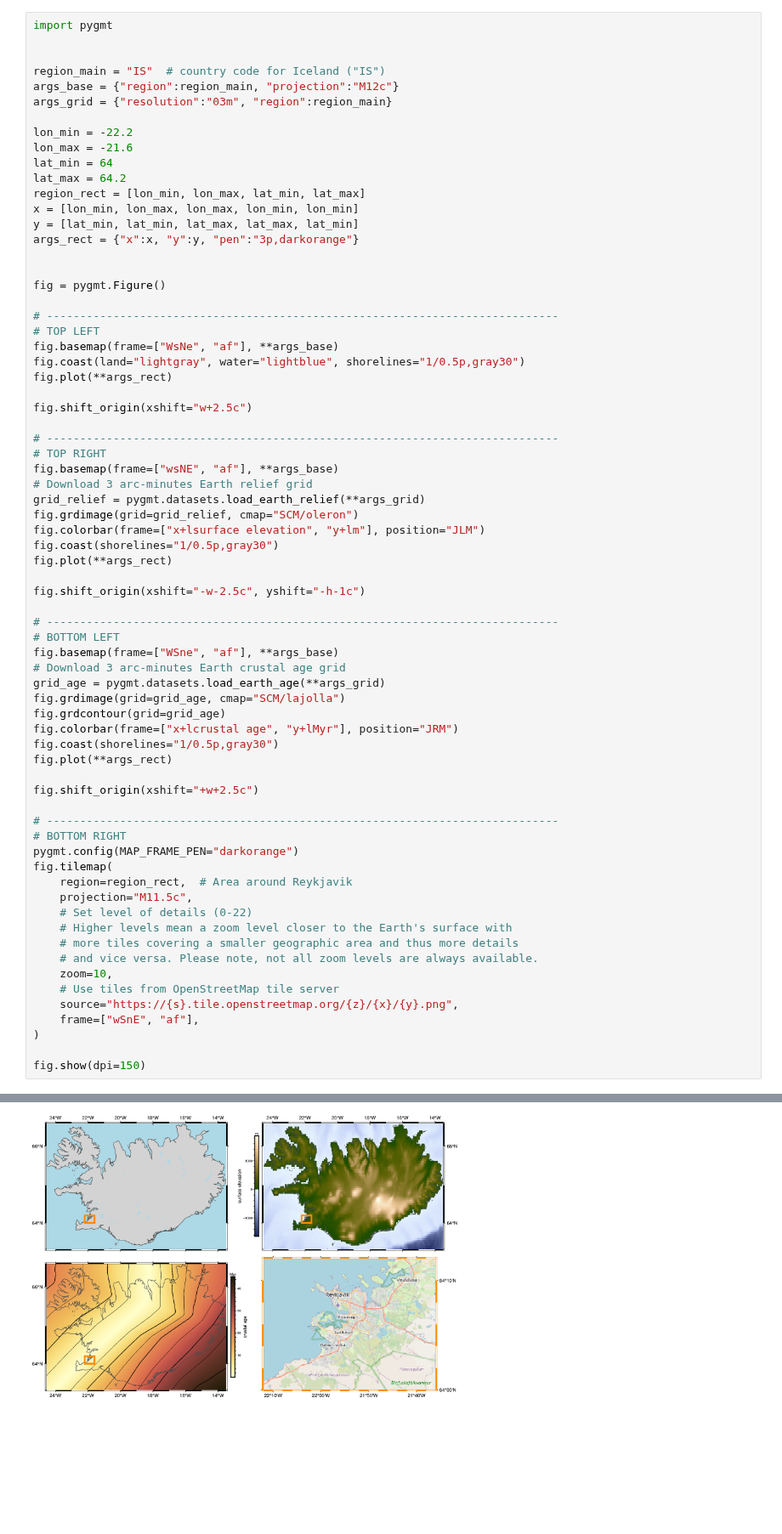
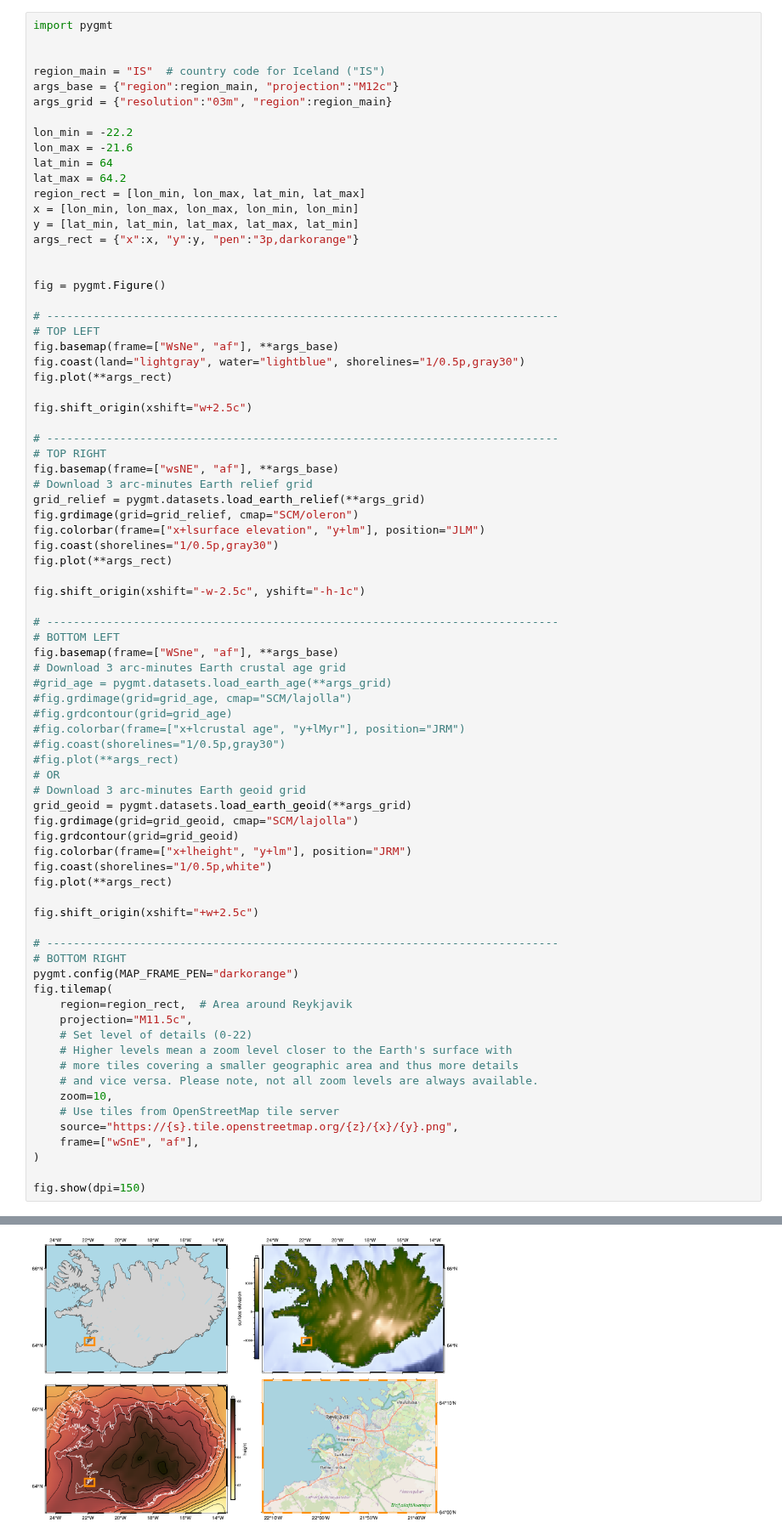
Before and after one commit to GenericMappingTools/pygmt-paper-figures, a Jupyter notebook: pygmt_paper_backgroundmaps_grdimage_contextily.ipynb, the cells around one changed output, grey strips where cells are left out. Shown at 85% size. Saved outputs shown, nothing was run; the diff lists cells and outputs as text; blank space fills up the shorter version.

Commit message:
Test other dataset

```diff
--- a/pygmt_paper_backgroundmaps_grdimage_contextily.ipynb
+++ b/pygmt_paper_backgroundmaps_grdimage_contextily.ipynb
@@ -42,42 +42,50 @@ fig.shift_origin(xshift="-w-2.5c", yshift="-h-1c")
 # BOTTOM LEFT
 fig.basemap(frame=["WSne", "af"], **args_base)
 # Download 3 arc-minutes Earth crustal age grid
-grid_age = pygmt.datasets.load_earth_age(**args_grid)
-fig.grdimage(grid=grid_age, cmap="SCM/lajolla")
-fig.grdcontour(grid=grid_age)
-fig.colorbar(frame=["x+lcrustal age", "y+lMyr"], position="JRM")
-fig.coast(shorelines="1/0.5p,gray30")
+#grid_age = pygmt.datasets.load_earth_age(**args_grid)
+#fig.grdimage(grid=grid_age, cmap="SCM/lajolla")
+#fig.grdcontour(grid=grid_age)
+#fig.colorbar(frame=["x+lcrustal age", "y+lMyr"], position="JRM")
+#fig.coast(shorelines="1/0.5p,gray30")
+#fig.plot(**args_rect)
+# OR
+# Download 3 arc-minutes Earth geoid grid
+grid_geoid = pygmt.datasets.load_earth_geoid(**args_grid)
+fig.grdimage(grid=grid_geoid, cmap="SCM/lajolla")
+fig.grdcontour(grid=grid_geoid)
+fig.colorbar(frame=["x+lheight", "y+lm"], position="JRM")
+fig.coast(shorelines="1/0.5p,white")
 fig.plot(**args_rect)
 
 fig.shift_origin(xshift="+w+2.5c")
 
 # -----------------------------------------------------------------------------
 # BOTTOM RIGHT
 pygmt.config(MAP_FRAME_PEN="darkorange")
 fig.tilemap(
     region=region_rect,  # Area around Reykjavik
     projection="M11.5c",
     # Set level of details (0-22)
     # Higher levels mean a zoom level closer to the Earth's surface with
     # more tiles covering a smaller geographic area and thus more details
     # and vice versa. Please note, not all zoom levels are always available.
     zoom=10,
     # Use tiles from OpenStreetMap tile server
     source="https://{s}.tile.openstreetmap.org/{z}/{x}/{y}.png",
     frame=["wSnE", "af"],
 )
 
 fig.show(dpi=150)
 # %% [output]
 grdimage [WARNING]: (w - x_min) must equal (NX + eps) * x_inc), where NX is an integer and |eps| <= 0.0001.
 grdimage [WARNING]: w reset from -22.2 to -22.2003977123
 grdimage [WARNING]: (e - x_min) must equal (NX + eps) * x_inc), where NX is an integer and |eps| <= 0.0001.
 grdimage [WARNING]: e reset from -21.6 to -21.5998180555
 grdimage [WARNING]: (s - y_min) must equal (NY + eps) * y_inc), where NY is an integer and |eps| <= 0.0001.
 grdimage [WARNING]: s reset from 64 to 63.9996577865
 grdimage [WARNING]: (n - y_min) must equal (NY + eps) * y_inc), where NY is an integer and |eps| <= 0.0001.
 grdimage [WARNING]: n reset from 64.2 to 64.2002047037
-[figure, old version]
+[figure, new version]
 # %%
 import pygmt
 
```
